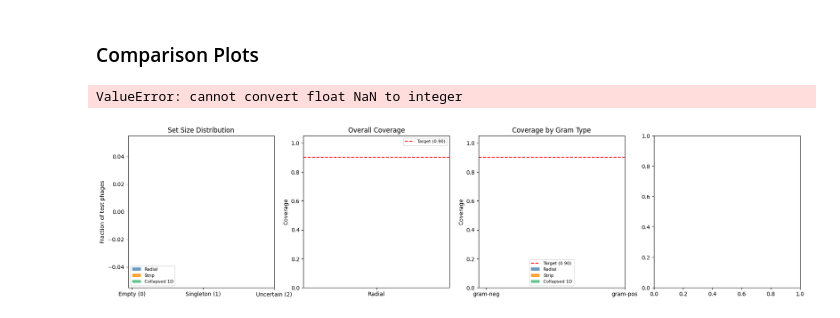
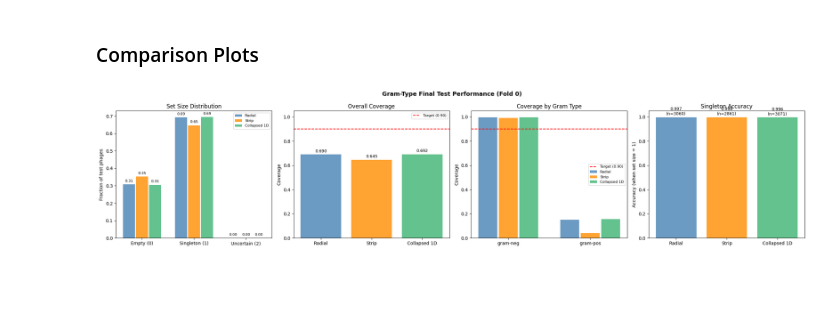
Before and after one commit to Nizalia13/Internship, a Jupyter notebook: Codes/Gram Type Classification/Gram_Classification_5.ipynb, the cells around one changed output. Drawn from its saved outputs; the diff is of its cells as text; code cells hidden in the pictures; blank space fills up the shorter version.

Commit message:
gram type 1

```diff
--- a/Codes/Gram Type Classification/Gram_Classification_5.ipynb
+++ b/Codes/Gram Type Classification/Gram_Classification_5.ipynb
@@ -401,13 +406,13 @@ for fold_id in available_folds:
     c_env = collapsed_build_envelope(S1_nc, S2_nc, labels_S1, labels_S2, alpha)
 
     # Perform region validation using standard routing functions
-    # r_res = predict_gram_type_nc(s2_raw, r_env)
-    # s_res = predict_gram_type_nc(s2_raw, s_env)
-    # c_res = predict_gram_type_nc(s2_raw, c_env)
+    r_res = predict_gram_type_nc(s2_raw, r_env)
+    s_res = predict_gram_type_nc(s2_raw, s_env)
+    c_res = predict_gram_type_nc(s2_raw, c_env)
 
-    r_res = predict_gram_type_nc(test_raw, r_env)
-    s_res = predict_gram_type_nc(test_raw, s_env)
-    c_res = predict_gram_type_nc(test_raw, c_env)
+    # r_res = predict_gram_type_nc(test_raw, r_env)
+    # s_res = predict_gram_type_nc(test_raw, s_env)
+    # c_res = predict_gram_type_nc(test_raw, c_env)
 
     for key, res in [("radial", r_res), ("strip", s_res), ("collapsed", c_res)]:
         all_metrics[key].append(evaluate(res, labels_S2, alpha))
@@ -478,18 +543,15 @@ offsets = [-0.25, 0.0, 0.25]
 ax = axes[0]
 x = np.array([0, 1, 2])
 for name, key, c, offset in zip(methods_names, method_keys, colors, offsets):
-    means, stds = [], []
-    for s in [0, 1, 2]:
-        fracs = np.array([
-            sum(1 for sz in m["set_sizes"] if sz == s) / len(m["set_sizes"])
-            for m in all_metrics[key]
-        ])
-        means.append(fracs.mean())
-        stds.append(fracs.std())
-    bars = ax.bar(x + offset, means, width=0.23, label=name, color=c, alpha=0.8)
-    ax.errorbar(x + offset, means, yerr=stds, fmt="none", color="black", capsize=3, linewidth=1.2)
-    for rect, val, std in zip(bars, means, stds):
-        ax.text(rect.get_x() + rect.get_width()/2, val + std + 0.01, f"{val:.2f}",
+    m = test_metrics[key]
+    n_total = len(m["set_sizes"])
+    fracs = [
+        sum(1 for sz in m["set_sizes"] if sz == s) / n_total
+        for s in [0, 1, 2]
+    ]
+    bars = ax.bar(x + offset, fracs, width=0.23, label=name, color=c, alpha=0.8)
+    for rect, val in zip(bars, fracs):
+        ax.text(rect.get_x() + rect.get_width()/2, val + 0.01, f"{val:.2f}",
                 ha="center", va="bottom", fontsize=8)
 ax.set_xticks(x)
 ax.set_xticklabels(["Empty (0)", "Singleton (1)", "Uncertain (2)"])
@@ -499,59 +561,50 @@ ax.legend(fontsize=8)
 
 # Plot 2: Overall coverage
 ax = axes[1]
-means = [np.mean([m["coverage"] for m in all_metrics[k]]) for k in method_keys]
-stds = [np.std([m["coverage"] for m in all_metrics[k]]) for k in method_keys]
+means = [test_metrics[k]["coverage"] for k in method_keys]
 bars = ax.bar(methods_names, means, color=colors, alpha=0.8)
-ax.errorbar(range(len(methods_names)), means, yerr=stds, fmt="none", color="black", capsize=5, linewidth=1.5)
 ax.axhline(1 - alpha, color="red", linestyle="--", label=f"Target ({1-alpha:.2f})")
 ax.set_ylim(0, 1.05)
 ax.set_title("Overall Coverage")
 ax.set_ylabel("Coverage")
 ax.legend(fontsize=8)
-for bar, val, std in zip(bars, means, stds):
-    ax.text(bar.get_x() + bar.get_width()/2, val + std + 0.01, f"{val:.3f}",
+for bar, val in zip(bars, means):
+    ax.text(bar.get_x() + bar.get_width()/2, val + 0.01, f"{val:.3f}",
             ha="center", va="bottom", fontsize=9)
 
 # Plot 3: Per-class coverage
 ax = axes[2]
 gram_types = ["gram-neg", "gram-pos"]
 x = np.arange(len(gram_types))
 for name, key, c, offset in zip(methods_names, method_keys, colors, offsets):
-    means = [np.mean([m["per_type_coverage"][gt] for m in all_metrics[key]]) for gt in gram_types]
-    stds = [np.std([m["per_type_coverage"][gt] for m in all_metrics[key]]) for gt in gram_types]
-    ax.bar(x + offset, means, width=0.23, label=name, color=c, alpha=0.8)
-    ax.errorbar(x + offset, means, yerr=stds, fmt="none", color="black", capsize=3, linewidth=1.2)
+    m = test_metrics[key]
+    rates = [m["per_type_coverage"][gt] for gt in gram_types]
+    ax.bar(x + offset, rates, width=0.23, label=name, color=c, alpha=0.8)
 ax.axhline(1 - alpha, color="red", linestyle="--", label=f"Target ({1-alpha:.2f})")
 ax.set_xticks(x)
 ax.set_xticklabels(gram_types)
 ax.set_ylim(0, 1.05)
 ax.set_title("Coverage by Gram Type")
 ax.set_ylabel("Coverage")
 ax.legend(fontsize=8)
 
 # Plot 4: Singleton accuracy
 ax = axes[3]
-means, stds, ns = [], [], []
-for key in method_keys:
-    vals = np.array([m["singleton_accuracy"] for m in all_metrics[key] if m["singleton_accuracy"] is not None])
-    means.append(vals.mean() if len(vals) else 0)
-    stds.append(vals.std() if len(vals) else 0)
-    ns.append(int(np.mean([m["singleton_rate"] * len(m["set_sizes"]) for m in all_metrics[key]])))
-bars = ax.bar(methods_names, means, color=colors, alpha=0.8)
-ax.errorbar(range(len(methods_names)), means, yerr=stds, fmt="none", color="black", capsize=5, linewidth=1.5)
+accuracies = [test_metrics[k]["singleton_accuracy"] if test_metrics[k]["singleton_accuracy"] is not None else 0 for k in method_keys]
+ns = [int(test_metrics[k]["singleton_rate"] * len(test_metrics[k]["set_sizes"])) for k in method_keys]
+bars = ax.bar(methods_names, accuracies, color=colors, alpha=0.8)
 ax.set_ylim(0, 1.05)
 ax.set_title("Singleton Accuracy")
 ax.set_ylabel("Accuracy (when set size = 1)")
-for bar, val, std, n_s in zip(bars, means, stds, ns):
-    ax.text(bar.get_x() + bar.get_width()/2, val + std + 0.01, f"{val:.3f}\n(n≈{n_s})",
+for bar, val, n_s in zip(bars, accuracies, ns):
+    ax.text(bar.get_x() + bar.get_width()/2, val + 0.01, f"{val:.3f}\n(n={n_s})",
             ha="center", va="bottom", fontsize=9)
 
-plt.suptitle("Gram-Type Classification Performance Across Valid Folds", fontsize=13, fontweight="bold")
+plt.suptitle("Gram-Type Final Test Performance (Fold 0)", fontsize=13, fontweight="bold")
 plt.tight_layout()
 plt.show()
 # %% [output]
-ValueError: cannot convert float NaN to integer
-[figure, old version]
+[figure, new version]
 # %%
 print("\n" + "="*55)
 print("Distribution of mean raw scores per phage (Test Fold 0):")
```
Also changed, not shown: parts of 10 cells of this notebook, 2 other files.
